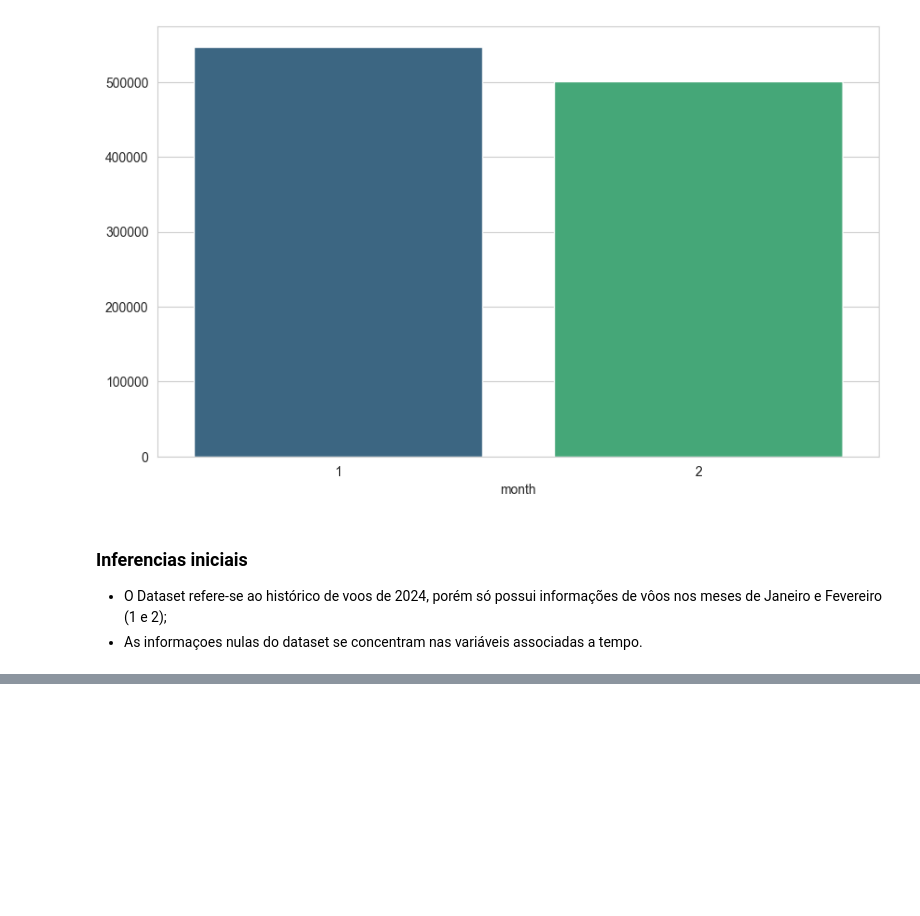
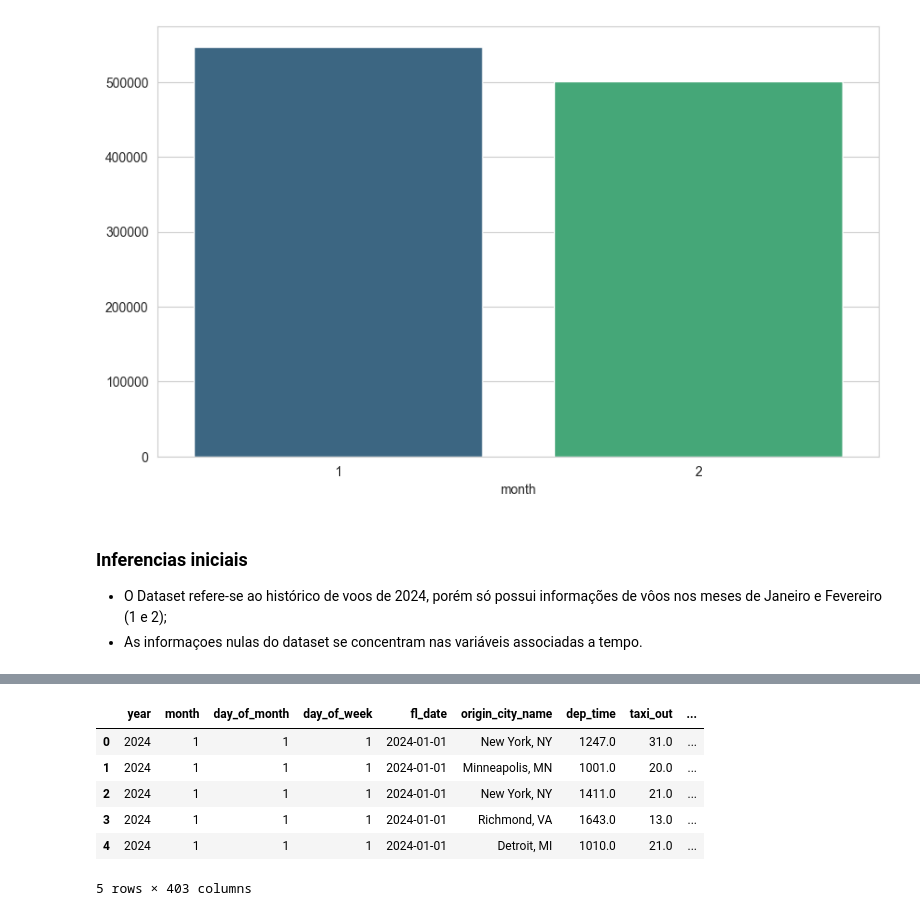
Before and after one commit to PedroHeinrickg/Modelo-ML-Voos_2024, a Jupyter notebook: Analise_voos.ipynb, the cells around one changed output, grey strips where cells are left out. Saved outputs shown, nothing was run; the diff lists cells and outputs as text; code cells hidden in the pictures; blank space fills up the shorter version.

```diff
--- a/Analise_voos.ipynb
+++ b/Analise_voos.ipynb
@@ -84,0 +155,10 @@ Passing `palette` without assigning `hue` is deprecated and will be removed in v
+# %%
+display(df.head())
+# %% [output]
+|  | year | month | day_of_month | day_of_week | fl_date | origin_city_name | dep_time | taxi_out | ... |
+| 0 | 2024 | 1 | 1 | 1 | 2024-01-01 | New York, NY | 1247.0 | 31.0 | ... |
+| 1 | 2024 | 1 | 1 | 1 | 2024-01-01 | Minneapolis, MN | 1001.0 | 20.0 | ... |
+| 2 | 2024 | 1 | 1 | 1 | 2024-01-01 | New York, NY | 1411.0 | 21.0 | ... |
+| 3 | 2024 | 1 | 1 | 1 | 2024-01-01 | Richmond, VA | 1643.0 | 13.0 | ... |
+| 4 | 2024 | 1 | 1 | 1 | 2024-01-01 | Detroit, MI | 1010.0 | 21.0 | ... |
+5 rows × 403 columns
```
Also changed, not shown: parts of 2 cells of this notebook.
